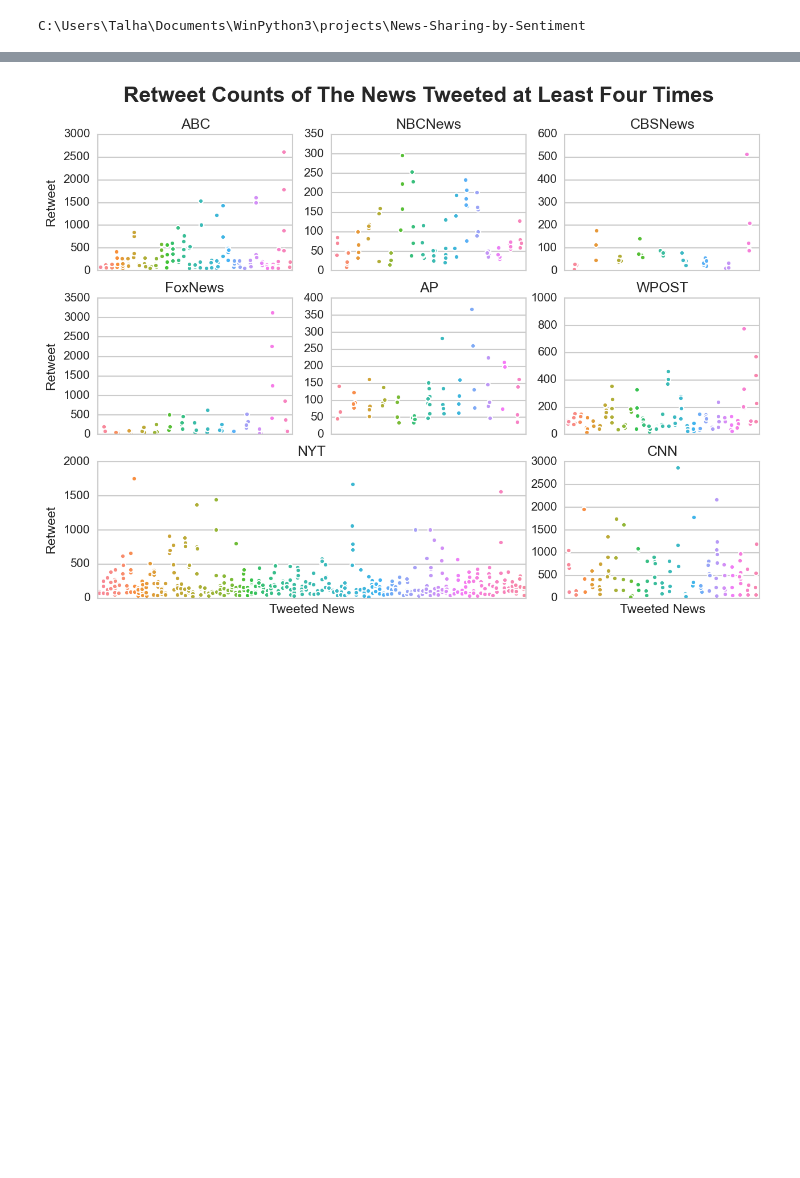
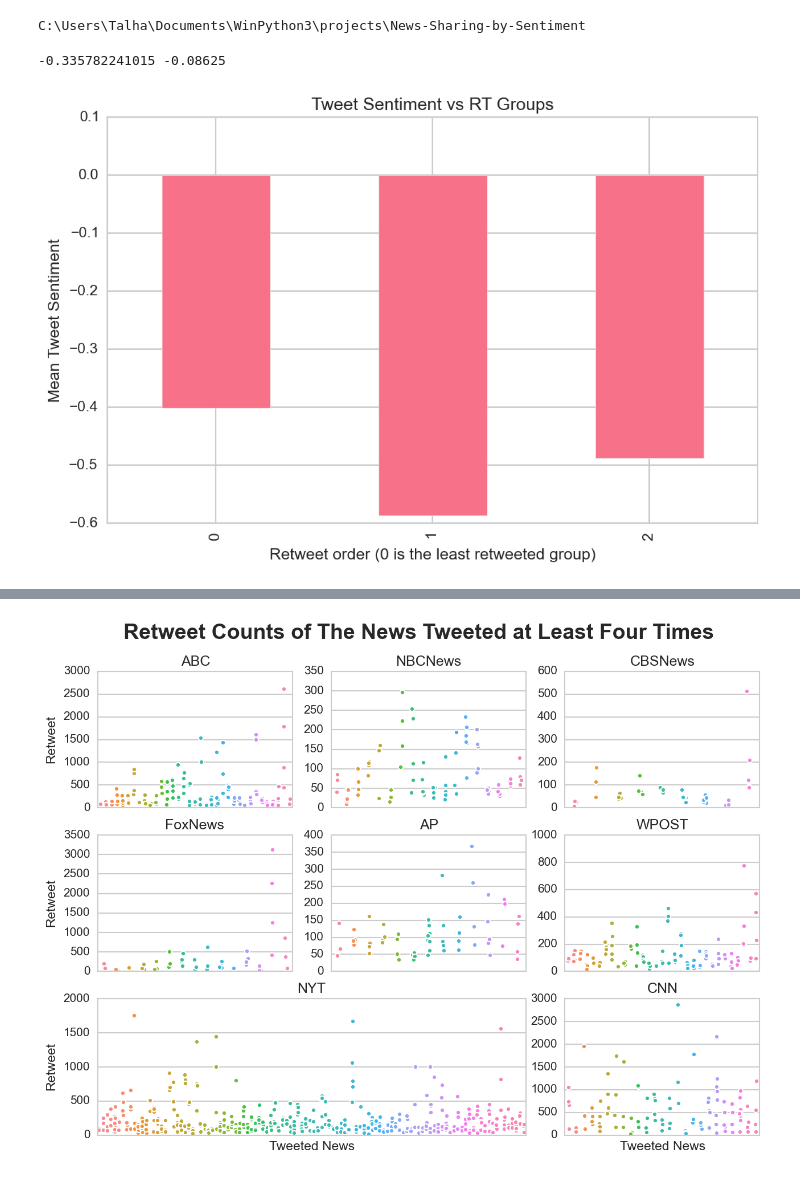
Before and after one commit to oztalha/News-Sharing-by-Sentiment, a Jupyter notebook: analysis/Figures.ipynb, the cells around one changed output, grey strips where cells are left out. Cells and saved outputs as stored; diff of their text form; code cells hidden in the pictures; blank space fills up the shorter version.

```diff
--- a/analysis/Figures.ipynb
+++ b/analysis/Figures.ipynb
@@ -26,3 +26,19 @@ outlets = sorted(pn['outlet'].unique().tolist())
 pn['sp'] = pn['posemo']-pn['negemo']
 tn['sp'] = tn['posemo']-tn['negemo']
 tn['sp_t'] = tn['posemo_t']-tn['negemo_t']
+# %%
+#news tweeted multiple types are grouped into two
+df4 = tn.groupby('href').filter(lambda g: len(g)>3) #news tweeted at least four times
+more_rt = df4.groupby('href').apply(lambda g: g.sort('rt')[['rt','sp_t']].iloc[1:]) # all the tweet excluding the least RTed
+less_rt = df4.groupby('href').apply(lambda g: g.sort('rt')[['rt','sp_t']].iloc[0]) #least retweeted tweets
+print(more_rt.sp_t.mean(),less_rt.sp_t.mean())
+# %% [output]
+-0.335782241015 -0.08625
+# %%
+df = tn.groupby('href').filter(lambda g: len(g)==3) #news tweeted exactly three times
+grouped = df.groupby('href').apply(lambda g: g.sort('rt').reset_index())[['rt','sp_t','cat']]
+unstacked = grouped.unstack()
+ax = unstacked.sp_t.mean()[:4].plot(kind='bar')
+ax.set(xlabel='Retweet order (0 is the least retweeted group)',ylabel='Mean Tweet Sentiment',title='Tweet Sentiment vs RT Groups');
+# %% [output]
+[figure, added]
```
Also changed, not shown: parts of 1 cell of this notebook.
